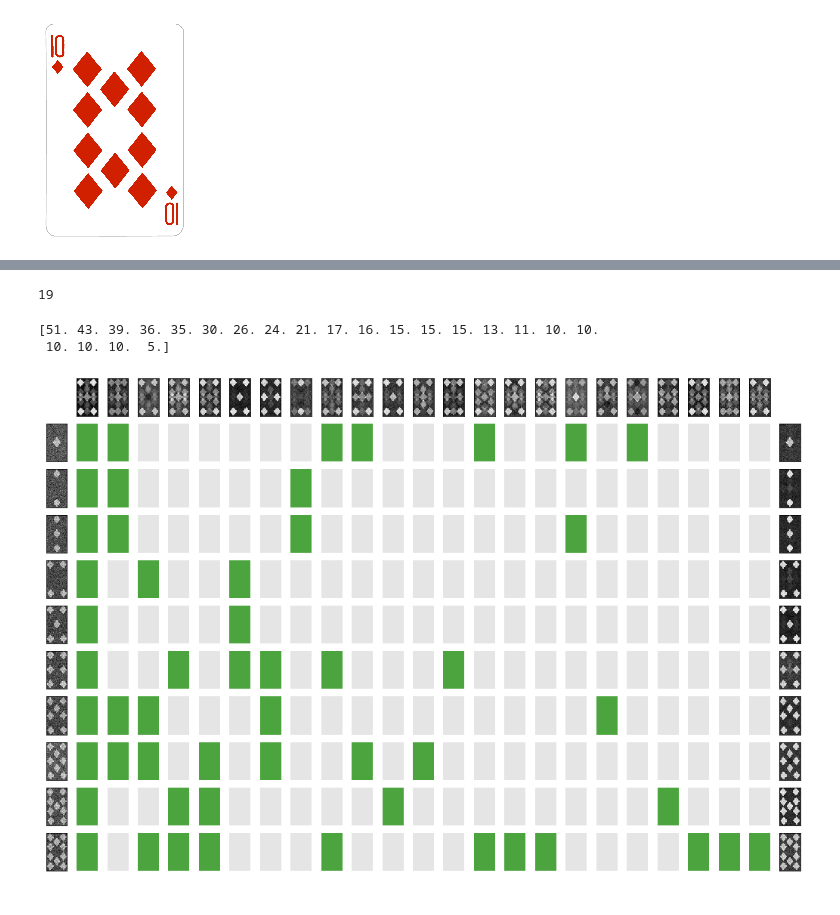
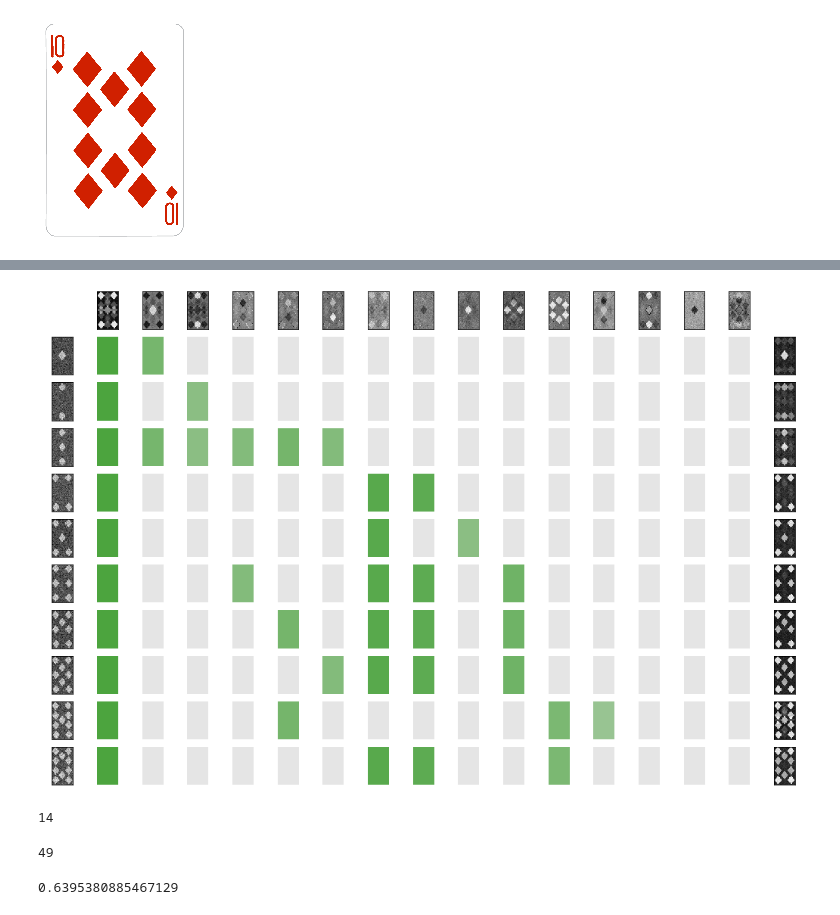
Before and after one commit to LauBok/IBP4ILFM, a Jupyter notebook: poker.ipynb, the cells around one changed output, grey strips where cells are left out. Cells and saved outputs as stored; diff of their text form; code cells hidden in the pictures.

```diff
--- a/poker.ipynb
+++ b/poker.ipynb
@@ -211,12 +254,12 @@ def feature_map(feature, X_prior, Z, shape, order, truncate = None):
+# %%
+Z = hist['Z'][-1]
+idx = [0, 11, 2, 3, 4, 5, 6, 7, 8, 9]
+coef = -2 ** np.array(list(range(10))[::-1]) @ Z[idx]
+feature_map(A, X[idx], Z[idx] * np.log(count) / np.log(100), (80, 44), order = np.argsort(coef))
+plt.savefig('paper/featuremap.png', bbox_inches='tight')
+# %% [output]
+[figure, added]
 # %%
-np.linalg.matrix_rank(Z)
+np.linalg.matrix_rank(np.c_[np.ones(100),Z])
 # %% [output]
-19
+14
-# %%
-Z = hist['Z'][-1]
-print(np.sort(np.sum(Z, axis = 0))[::-1])
-feature_map(A, X[:10], Z[:10], (80, 44), order = np.argsort(np.sum(Z, axis = 0))[::-1])
-# %% [output]
-[51. 43. 39. 36. 35. 30. 26. 24. 21. 17. 16. 15. 15. 15. 13. 11. 10. 10.
- 10. 10. 10.  5.]
-[figure, removed]
@@ -228,0 +268,4 @@ print(hist['Z'][-1][:,-1])
+# %%
+np.sum(np.cumsum(d)/np.sum(d) < 0.639538088)
+# %% [output]
+49
@@ -228,0 +274,4 @@ print(hist['Z'][-1][:,-1])
+# %%
+np.trace(X_new.T @ X_new) / np.trace(X @ X.T)
+# %% [output]
+0.6395380885467129
```
Also changed, not shown: parts of 14 cells of this notebook, 4 other files.
